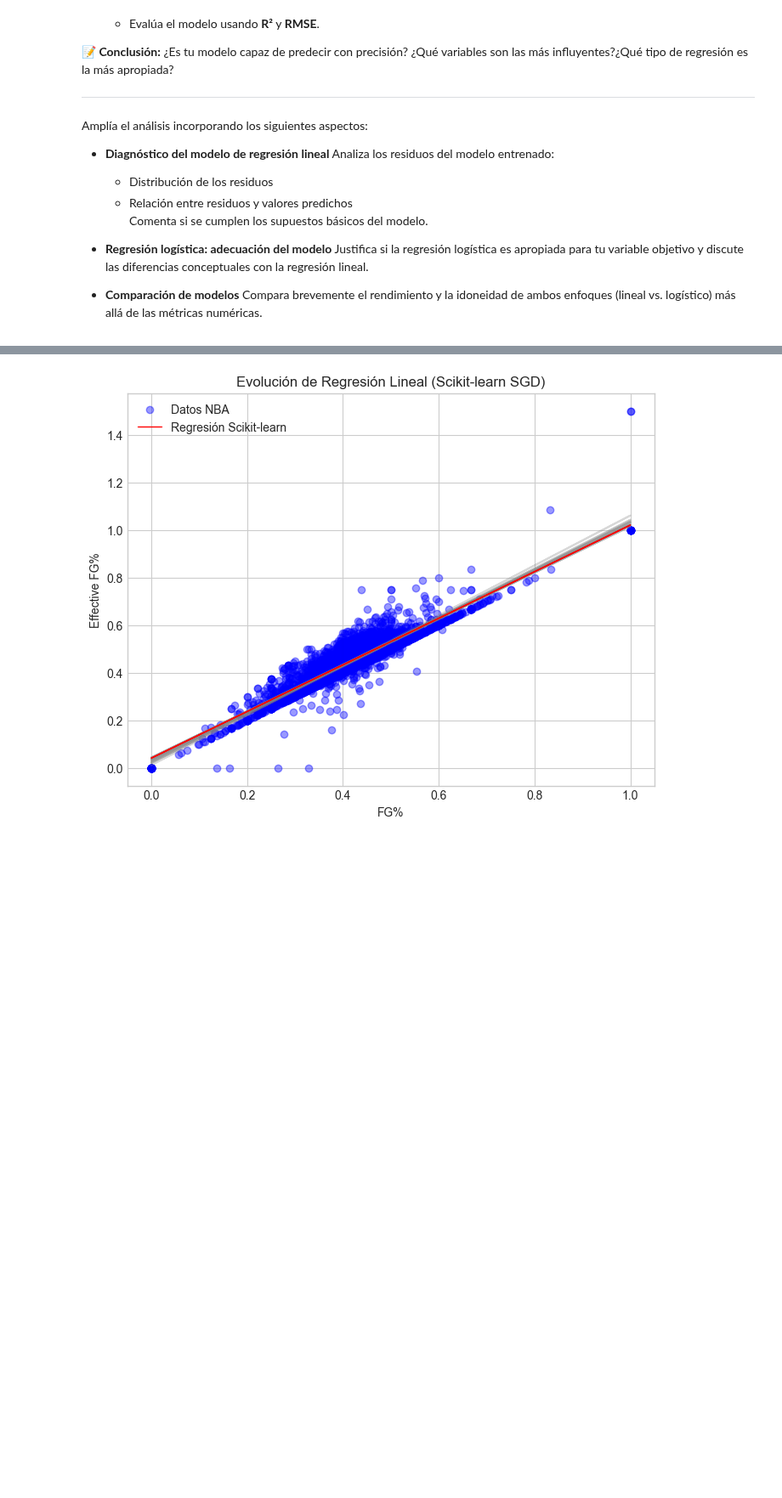
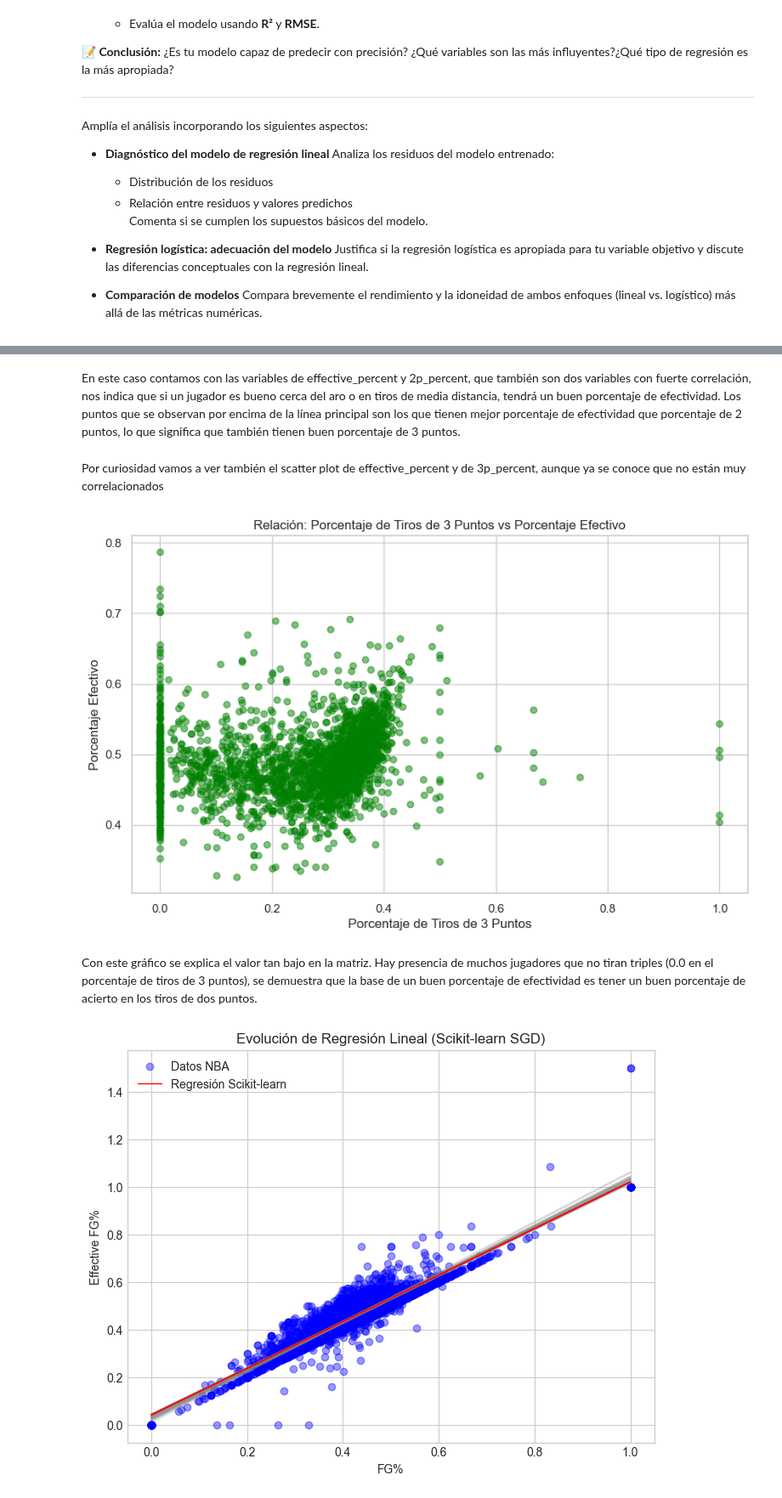
Before and after one commit to jacc1087/Estadistica, a Jupyter notebook: PracticaEstadistica__Contreras_Caño_Jose_Angel.ipynb, the cells around one changed output, grey strips where cells are left out. Shown at 85% size. Saved outputs shown, nothing was run; the diff lists cells and outputs as text; code cells hidden in the pictures; blank space fills up the shorter version.

```diff
--- a/PracticaEstadistica__Contreras_Caño_Jose_Angel.ipynb
+++ b/PracticaEstadistica__Contreras_Caño_Jose_Angel.ipynb
@@ -619,3 +704,20 @@ plt.show()
+# %% [markdown]
+En este caso contamos con las variables de effective_percent y 2p_percent, que también son dos variables con fuerte correlación, nos indica que si un jugador es bueno cerca del aro o en tiros de media distancia, tendrá un buen porcentaje de efectividad. Los puntos que se observan por encima de la línea principal son los que tienen mejor porcentaje de efectividad que porcentaje de 2 puntos, lo que significa que también tienen buen porcentaje de 3 puntos.
+# %% [markdown]
+Por curiosidad vamos a ver también el scatter plot de effective_percent y de 3p_percent, aunque ya se conoce que no están muy correlacionados
+# %%
+plt.figure(figsize=(10.25, 6))
+plt.scatter(important_data['3p_percent'], important_data['effective_percent'], alpha=0.5, color='green')
+
+plt.title('Relación: Porcentaje de Tiros de 3 Puntos vs Porcentaje Efectivo')
+plt.xlabel('Porcentaje de Tiros de 3 Puntos')
+plt.ylabel('Porcentaje Efectivo')
+plt.grid(True)
+plt.show()
+# %% [output]
+[figure, added]
+# %% [markdown]
+Con este gráfico se explica el valor tan bajo en la matriz. Hay presencia de muchos jugadores que no tiran triples (0.0 en el porcentaje de tiros de 3 puntos), se demuestra que la base de un buen porcentaje de efectividad es tener un buen porcentaje de acierto en los tiros de dos puntos.
 # %%
 from sklearn.linear_model import SGDRegressor
 from sklearn.preprocessing import StandardScaler
```
Also changed, not shown: parts of 15 cells of this notebook.
